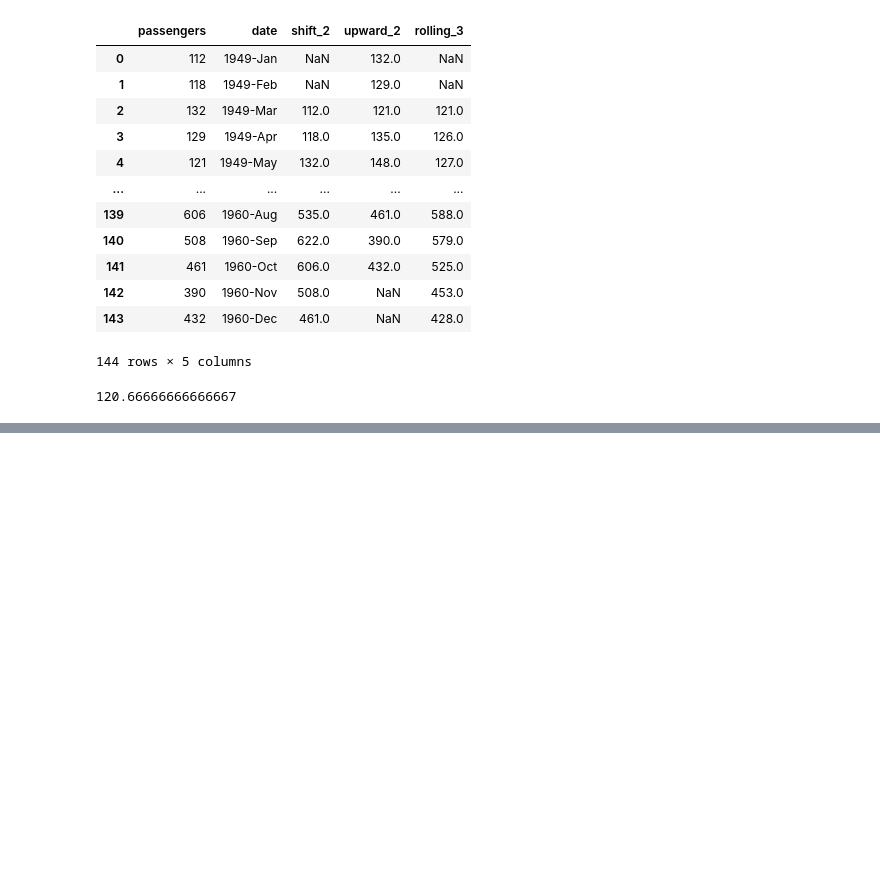
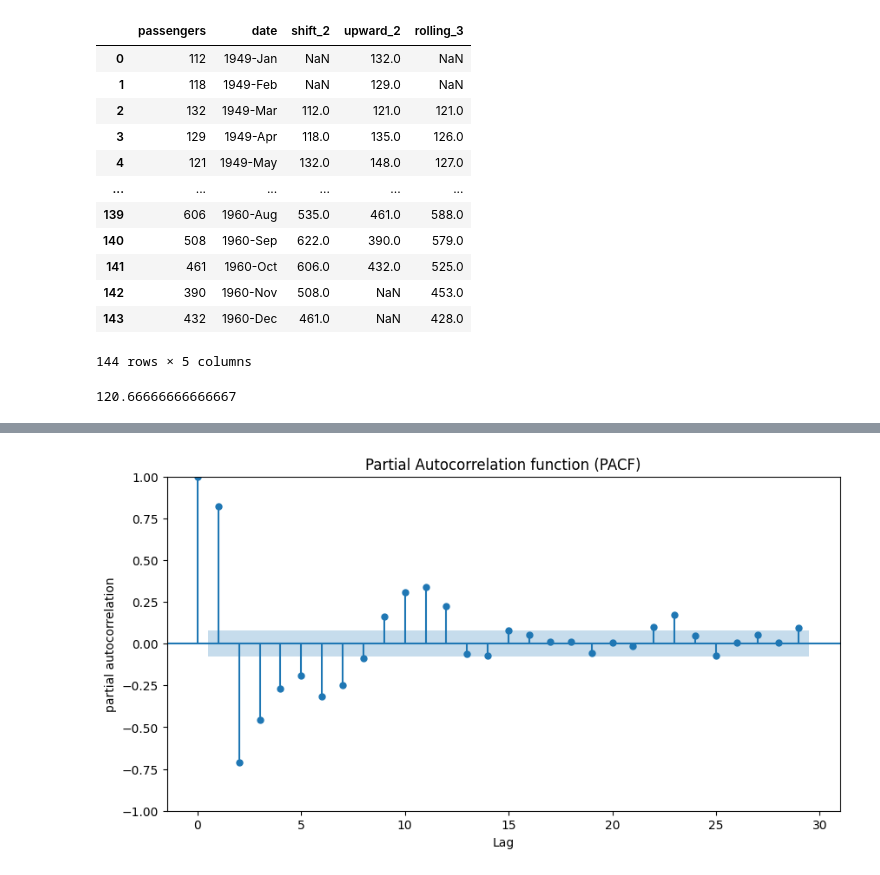
Before and after one commit to pranav2695/ML_Mastery, a Jupyter notebook: 01_Supervised/TimeSeries/Medium-Articles/Basic.ipynb, the cells around one changed output, grey strips where cells are left out. Drawn from its saved outputs; the diff is of its cells as text; code cells hidden in the pictures; blank space fills up the shorter version.

```diff
--- a/01_Supervised/TimeSeries/Medium-Articles/Basic.ipynb
+++ b/01_Supervised/TimeSeries/Medium-Articles/Basic.ipynb
@@ -111,0 +216,9 @@ df_rolling
+# %%
+fig, ax = plt.subplots(figsize=(10,5))
+plot_pacf(df_temp_max, ax=ax)
+plt.xlabel('Lag')
+plt.ylabel('partial autocorrelation')
+plt.title('Partial Autocorrelation function (PACF)')
+plt.show()
+# %% [output]
+[figure, added]
```
Also changed, not shown: parts of 10 cells of this notebook, 1 other file.
